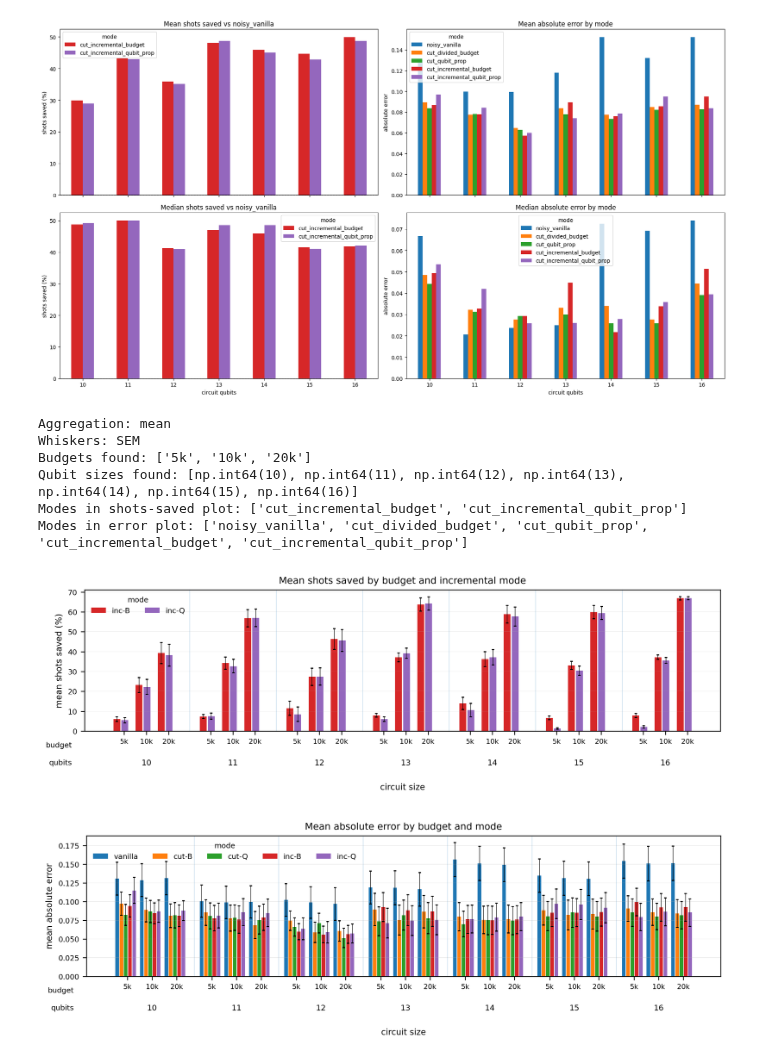
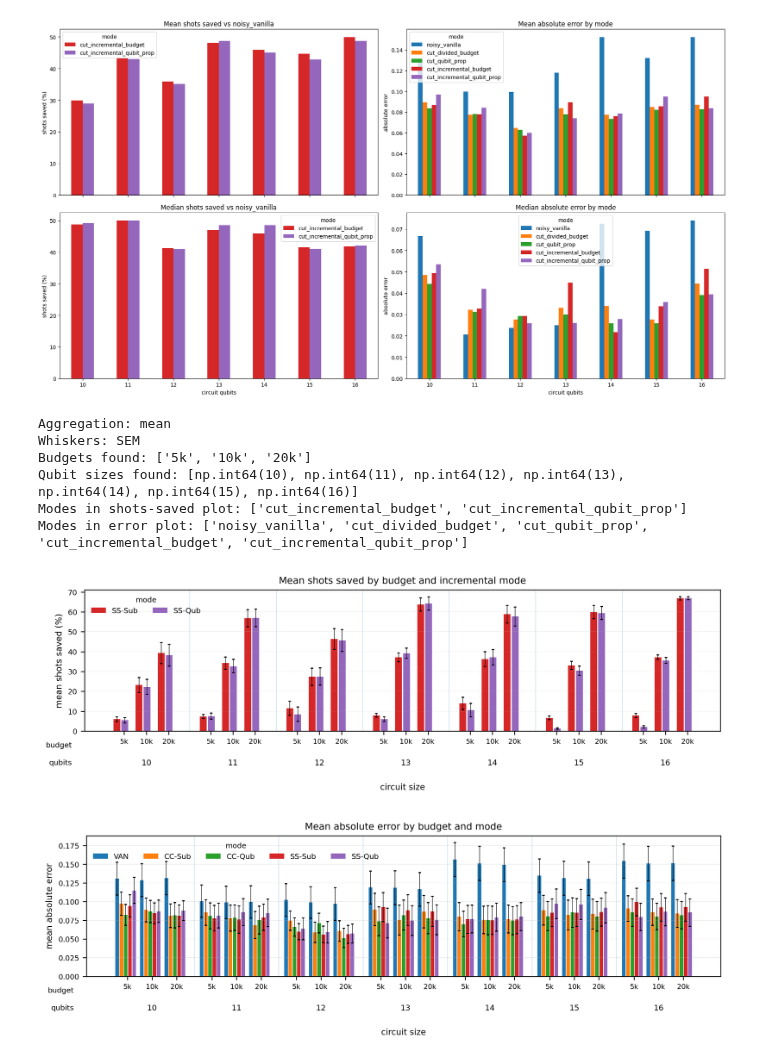
Before and after one commit to alebocci/cut_and_stable_shots, a Jupyter notebook: analyser.ipynb, the cells around one changed output. Cells and saved outputs as stored; diff of their text form; code cells hidden in the pictures.

Commit message:
updated images

```diff
--- a/analyser.ipynb
+++ b/analyser.ipynb
@@ -1126,11 +1126,11 @@ if not shots_mode_order:
 # Labels and colors
 # ------------------------------------------------------------
 mode_label = {
-    "noisy_vanilla": "vanilla",
-    "cut_divided_budget": "cut-B",
-    "cut_qubit_prop": "cut-Q",
-    "cut_incremental_budget": "inc-B",
-    "cut_incremental_qubit_prop": "inc-Q",
+    "noisy_vanilla": "VAN",
+    "cut_divided_budget": "CC-Sub",
+    "cut_qubit_prop": "CC-Qub",
+    "cut_incremental_budget": "SS-Sub",
+    "cut_incremental_qubit_prop": "SS-Qub",
 }
 
 for m in set(error_mode_order + shots_mode_order):
@@ -1446,32 +1446,32 @@ def plot_budget_grouped_bars(
 
 # ------------------------------------------------------------
 # Create the two separate plots
 # ------------------------------------------------------------
 agg_label = AGG_METHOD.capitalize()
 
 plot_budget_grouped_bars(
     shots_summary,
     modes_to_plot=shots_mode_order,
     ylabel=f"{AGG_METHOD} shots saved (%)",
     title=f"{agg_label} shots saved by budget and incremental mode",
     output_base=f"{AGG_METHOD}_shots_saved_grouped_by_budget_incremental_only",
 )
 
 error_output_suffix = "with_vanilla" if INCLUDE_VANILLA_IN_ERROR_PLOT else "without_vanilla"
 
 plot_budget_grouped_bars(
     error_summary,
     modes_to_plot=error_mode_order,
     ylabel=f"{AGG_METHOD} absolute error",
     title=f"{agg_label} absolute error by budget and mode",
     output_base=f"{AGG_METHOD}_absolute_error_grouped_by_budget_{error_output_suffix}",
 )
 # %% [output]
 Aggregation: mean
 Whiskers: SEM
 Budgets found: ['5k', '10k', '20k']
 Qubit sizes found: [np.int64(10), np.int64(11), np.int64(12), np.int64(13), np.int64(14), np.int64(15), np.int64(16)]
 Modes in shots-saved plot: ['cut_incremental_budget', 'cut_incremental_qubit_prop']
 Modes in error plot: ['noisy_vanilla', 'cut_divided_budget', 'cut_qubit_prop', 'cut_incremental_budget', 'cut_incremental_qubit_prop']
-[figure, old version]
+[figure, new version]
-[figure, old version]
+[figure, new version]
```
Also changed, not shown: 4 other files.
